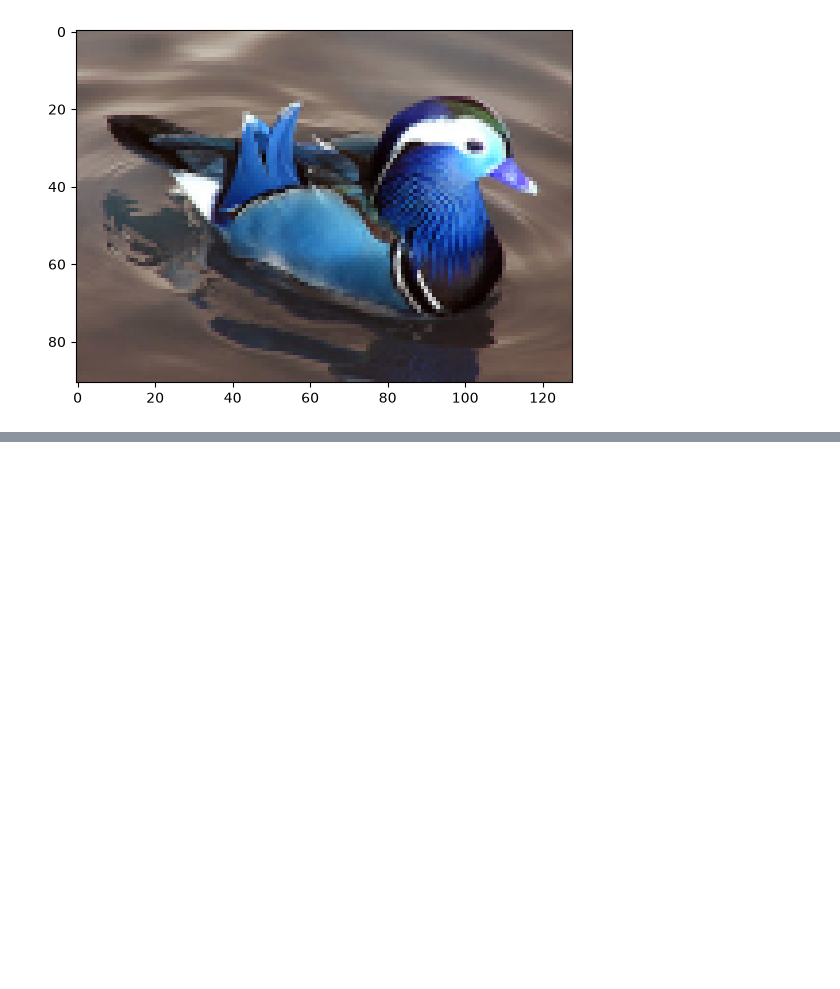
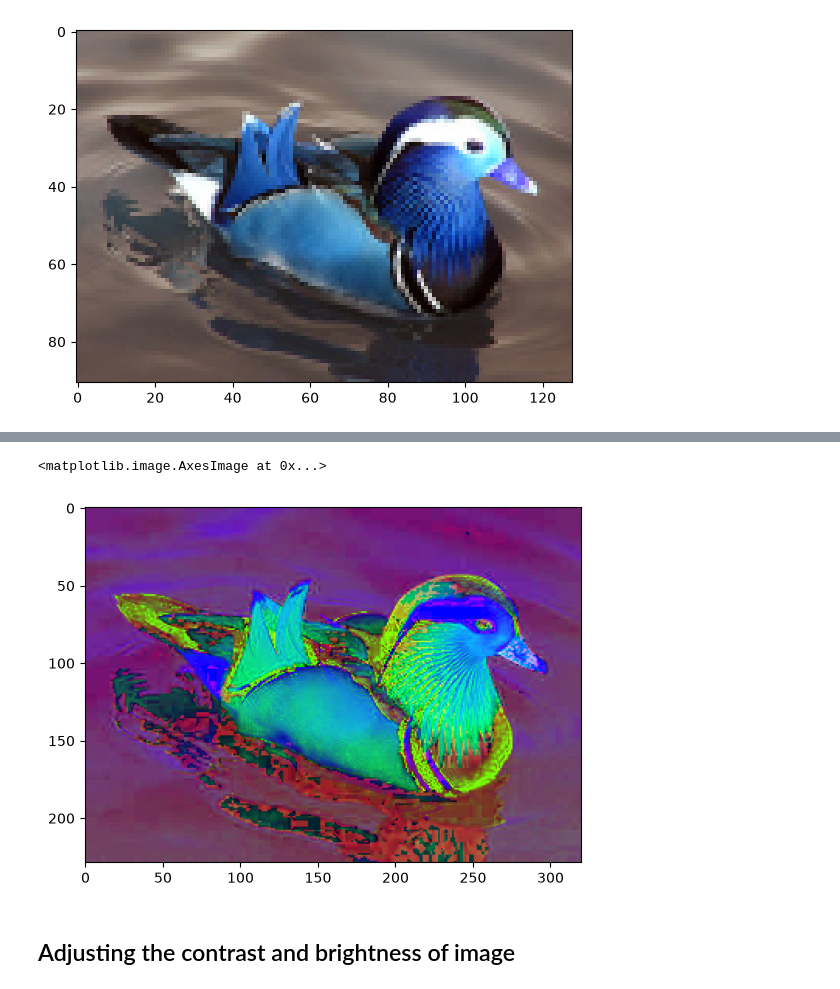
Before and after one commit to dennisumoh325/Computer-Vision, a Jupyter notebook: OpenCV_for_images.ipynb, the cells around one changed output, grey strips where cells are left out. Cells and saved outputs as stored; diff of their text form; code cells hidden in the pictures; blank space fills up the shorter version.

```diff
--- a/OpenCV_for_images.ipynb
+++ b/OpenCV_for_images.ipynb
@@ -90,0 +101,10 @@ Resized image shape: (91, 128, 3)
+# %%
+#2. HSV color space
+hsv_image = cv2.cvtColor(image, cv2.COLOR_BGR2HSV)
+cv2.imshow('HSV Image', hsv_image)
+plt.imshow(hsv_image)
+# %% [output]
+<matplotlib.image.AxesImage at 0x...>
+[figure, added]
+# %% [markdown]
+## Adjusting the contrast and brightness of image
```
Also changed, not shown: parts of 15 cells of this notebook.
